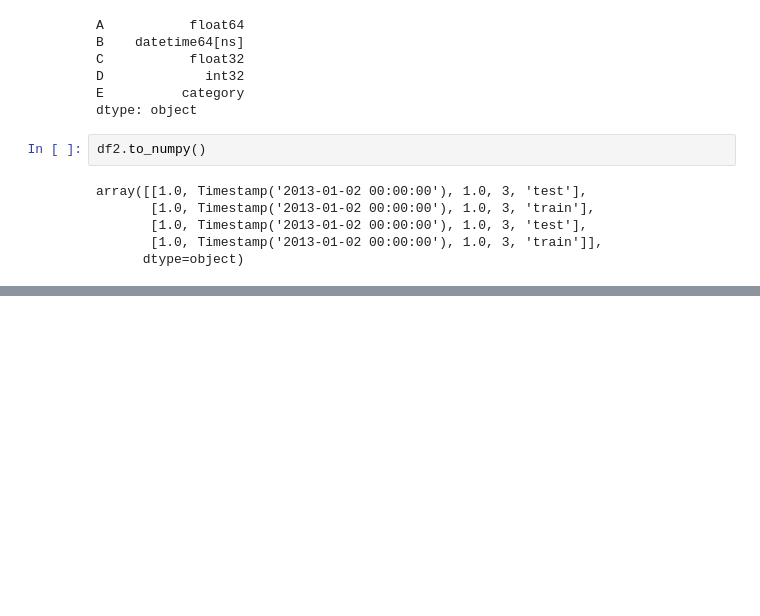
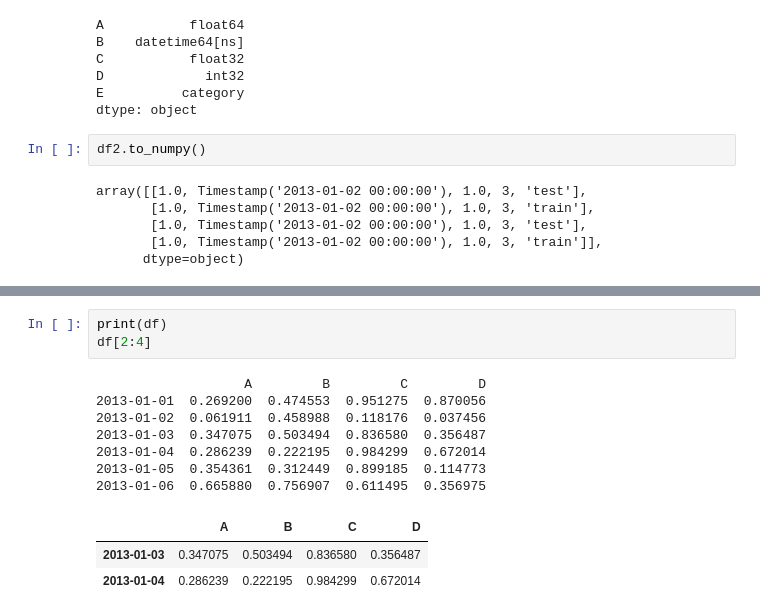
Before and after one commit to schwedeErik/DataVisualization, a Jupyter notebook: AssignmentTwo/PandasIntroduction.ipynb, the cells around one changed output, grey strips where cells are left out. Cells and saved outputs as stored; diff of their text form; blank space fills up the shorter version.

```diff
--- a/AssignmentTwo/PandasIntroduction.ipynb
+++ b/AssignmentTwo/PandasIntroduction.ipynb
@@ -143,0 +164,14 @@ df.sort_index(axis=1, ascending=False)
+# %%
+print(df)
+df[2:4]
+# %% [output]
+                   A         B         C         D
+2013-01-01  0.269200  0.474553  0.951275  0.870056
+2013-01-02  0.061911  0.458988  0.118176  0.037456
+2013-01-03  0.347075  0.503494  0.836580  0.356487
+2013-01-04  0.286239  0.222195  0.984299  0.672014
+2013-01-05  0.354361  0.312449  0.899185  0.114773
+2013-01-06  0.665880  0.756907  0.611495  0.356975
+|  | A | B | C | D |
+| 2013-01-03 | 0.347075 | 0.503494 | 0.836580 | 0.356487 |
+| 2013-01-04 | 0.286239 | 0.222195 | 0.984299 | 0.672014 |
```
Also changed, not shown: parts of 15 cells of this notebook.
